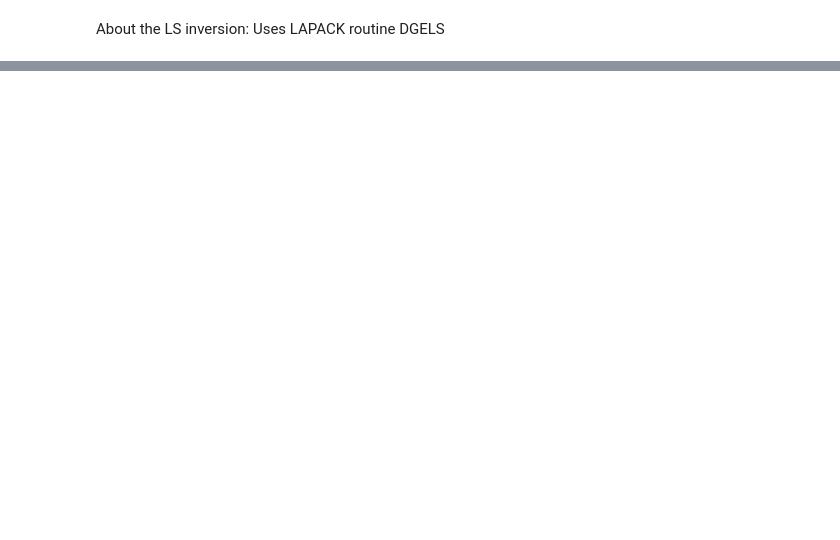
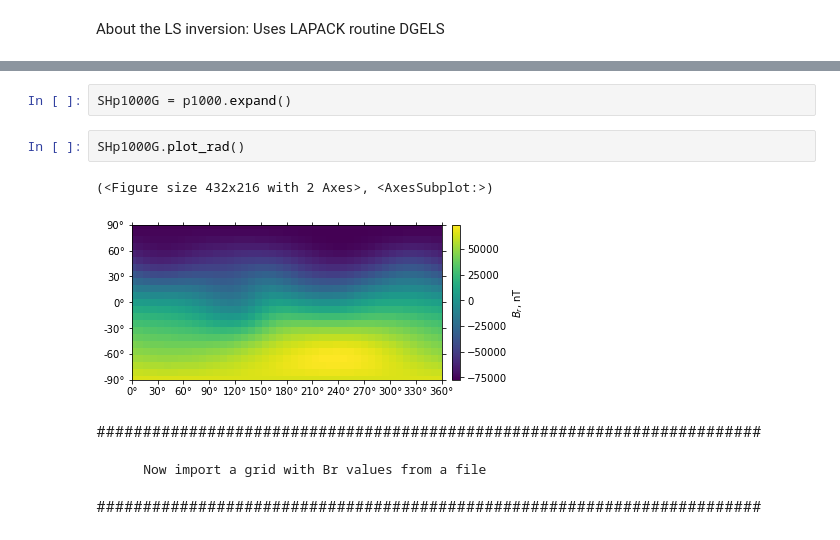
Before and after one commit to chancelorr/STT, a Jupyter notebook: SH/MapSampler.ipynb, the cells around one changed output, grey strips where cells are left out. Saved outputs shown, nothing was run; the diff lists cells and outputs as text; blank space fills up the shorter version.

```diff
--- a/SH/MapSampler.ipynb
+++ b/SH/MapSampler.ipynb
@@ -135,0 +214,12 @@ Uses LAPACK routine DGELS
+# %%
+SHp1000G = p1000.expand()
+# %%
+SHp1000G.plot_rad()
+# %% [output]
+(<Figure size 432x216 with 2 Axes>, <AxesSubplot:>)
+[figure, added]
+# %% [markdown]
+########################################################################
+
+        Now import a grid with Br values from a file
+########################################################################
```
Also changed, not shown: parts of 16 cells of this notebook.
